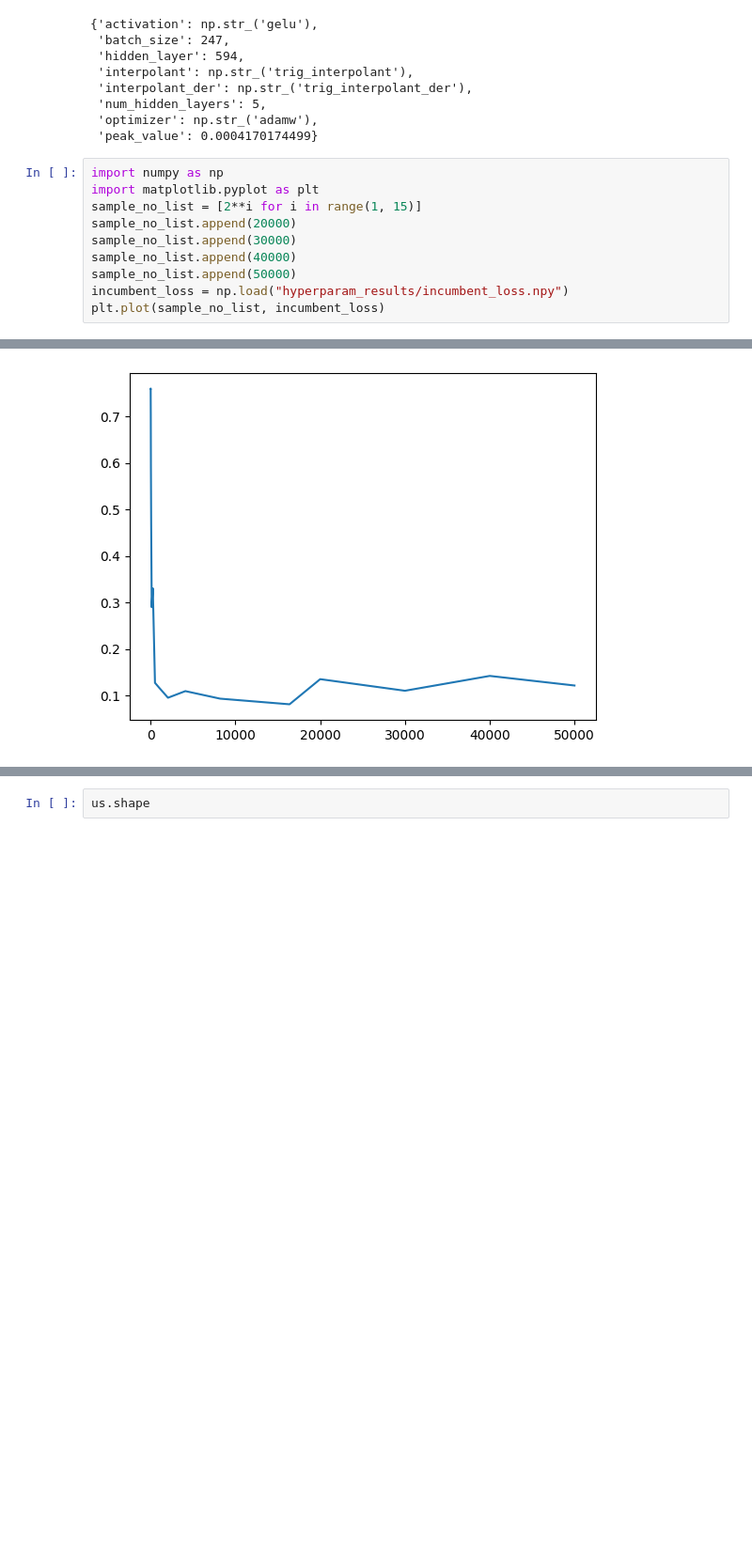
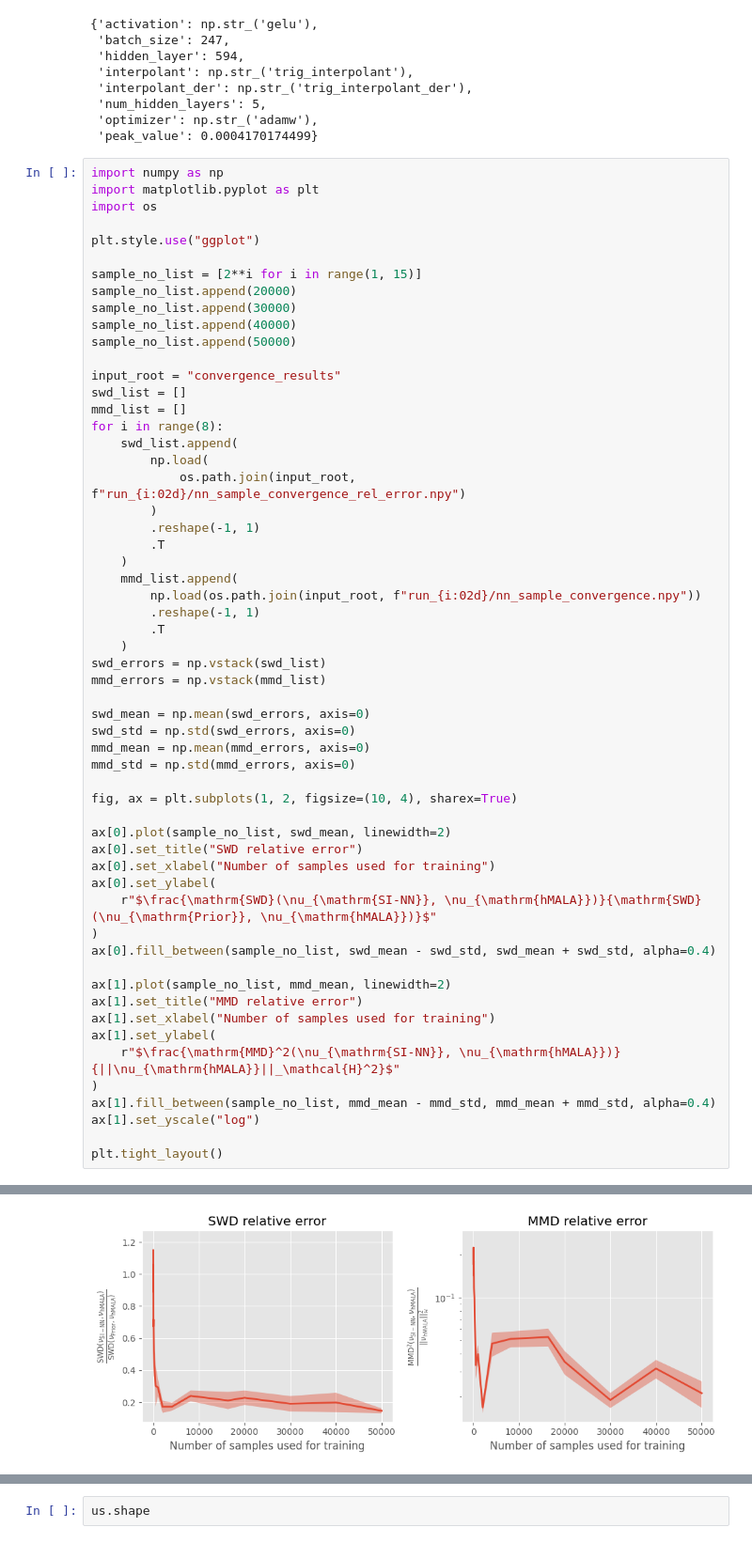
Before and after one commit to abjohnson117/TransportVsMcmcExperiments, a Jupyter notebook: poisson/convergence_testing.ipynb, the cells around one changed output, grey strips where cells are left out. Shown at 94% size. Cells and saved outputs as stored; diff of their text form; blank space fills up the shorter version.

```diff
--- a/poisson/convergence_testing.ipynb
+++ b/poisson/convergence_testing.ipynb
@@ -46,11 +53,58 @@ best_hyperparams0
 # %%
 import numpy as np
 import matplotlib.pyplot as plt
+import os
+
+plt.style.use("ggplot")
+
 sample_no_list = [2**i for i in range(1, 15)]
 sample_no_list.append(20000)
 sample_no_list.append(30000)
 sample_no_list.append(40000)
 sample_no_list.append(50000)
-incumbent_loss = np.load("hyperparam_results/incumbent_loss.npy")
-plt.plot(sample_no_list, incumbent_loss)
+
+input_root = "convergence_results"
+swd_list = []
+mmd_list = []
+for i in range(8):
+    swd_list.append(
+        np.load(
+            os.path.join(input_root, f"run_{i:02d}/nn_sample_convergence_rel_error.npy")
+        )
+        .reshape(-1, 1)
+        .T
+    )
+    mmd_list.append(
+        np.load(os.path.join(input_root, f"run_{i:02d}/nn_sample_convergence.npy"))
+        .reshape(-1, 1)
+        .T
+    )
+swd_errors = np.vstack(swd_list)
+mmd_errors = np.vstack(mmd_list)
+
+swd_mean = np.mean(swd_errors, axis=0)
+swd_std = np.std(swd_errors, axis=0)
+mmd_mean = np.mean(mmd_errors, axis=0)
+mmd_std = np.std(mmd_errors, axis=0)
+
+fig, ax = plt.subplots(1, 2, figsize=(10, 4), sharex=True)
+
+ax[0].plot(sample_no_list, swd_mean, linewidth=2)
+ax[0].set_title("SWD relative error")
+ax[0].set_xlabel("Number of samples used for training")
+ax[0].set_ylabel(
+    r"$\frac{\mathrm{SWD}(\nu_{\mathrm{SI-NN}}, \nu_{\mathrm{hMALA}})}{\mathrm{SWD}(\nu_{\mathrm{Prior}}, \nu_{\mathrm{hMALA}})}$"
+)
+ax[0].fill_between(sample_no_list, swd_mean - swd_std, swd_mean + swd_std, alpha=0.4)
+
+ax[1].plot(sample_no_list, mmd_mean, linewidth=2)
+ax[1].set_title("MMD relative error")
+ax[1].set_xlabel("Number of samples used for training")
+ax[1].set_ylabel(
+    r"$\frac{\mathrm{MMD}^2(\nu_{\mathrm{SI-NN}}, \nu_{\mathrm{hMALA}})}{||\nu_{\mathrm{hMALA}}||_\mathcal{H}^2}$"
+)
+ax[1].fill_between(sample_no_list, mmd_mean - mmd_std, mmd_mean + mmd_std, alpha=0.4)
+ax[1].set_yscale("log")
+
+plt.tight_layout()
 # %% [output]
@@ -58 +111 @@ plt.plot(sample_no_list, incumbent_loss)
-[figure, old version]
+[figure, new version]
```
Also changed, not shown: parts of 16 cells of this notebook, 3 other files.
